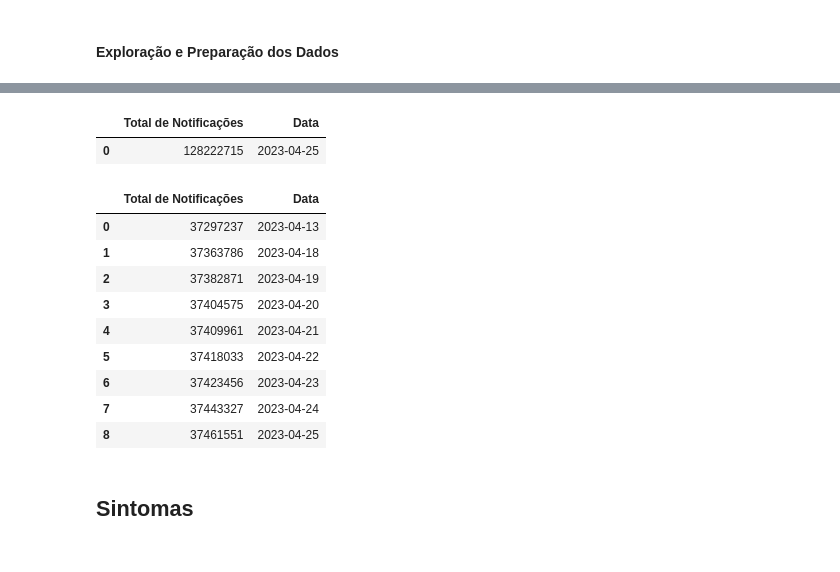
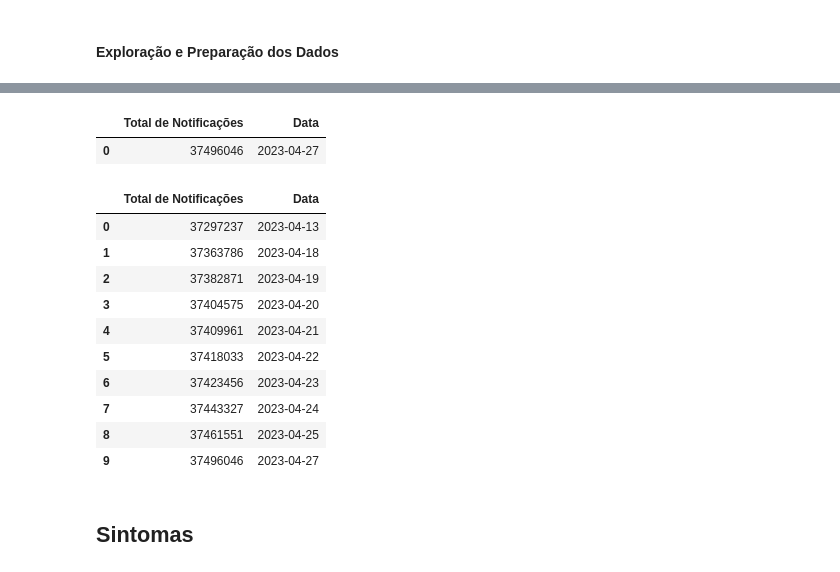
Before and after one commit to liliansom/API_SindromeGripal, a Jupyter notebook: SindromeGripal_API.ipynb, the cells around one changed output, grey strips where cells are left out. Drawn from its saved outputs; the diff is of its cells as text; code cells hidden in the pictures.

Commit message:
Correção bug notificações_sp
Puxando dados totais e não sp. consertado bug

```diff
--- a/SindromeGripal_API.ipynb
+++ b/SindromeGripal_API.ipynb
@@ -240,13 +242,13 @@ O total de notificações em São Paulo é de 37462469.
 # %%
 # Inserindo a data no dataframe
 data = date.today().strftime('%Y-%m-%d')
 
 # Cria um DataFrame com o valor total de notificações
-df_sp = pd.DataFrame({'Total de Notificações': [total_notificacoes], 'Data':[data]})
+df_sp = pd.DataFrame({'Total de Notificações': [total_notificacoes_sp], 'Data':[data]})
 display(df_sp)
 # %% [output]
 |  | Total de Notificações | Data |
-| 0 | 128222715 | 2023-04-25 |
+| 0 | 37496046 | 2023-04-27 |
 # %%
 # Atualização dos dados em arquivo CSV: neste passo iremos atualizar os novos dados no arquivo CSV existente
 
@@ -270,6 +272,7 @@ notificacoes_sp.to_csv(r'data\total_sp.csv', index=False)
 | 6 | 37423456 | 2023-04-23 |
 | 7 | 37443327 | 2023-04-24 |
 | 8 | 37461551 | 2023-04-25 |
+| 9 | 37496046 | 2023-04-27 |
 # %% [markdown]
 ## Sintomas
 # %% [markdown]
```
Also changed, not shown: parts of 19 cells of this notebook.
